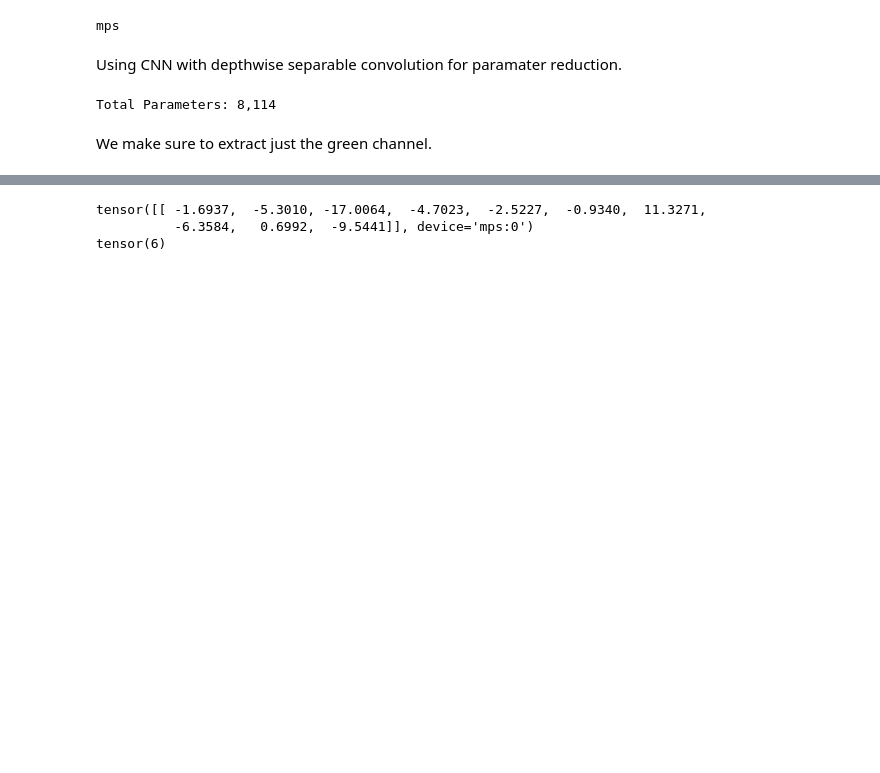
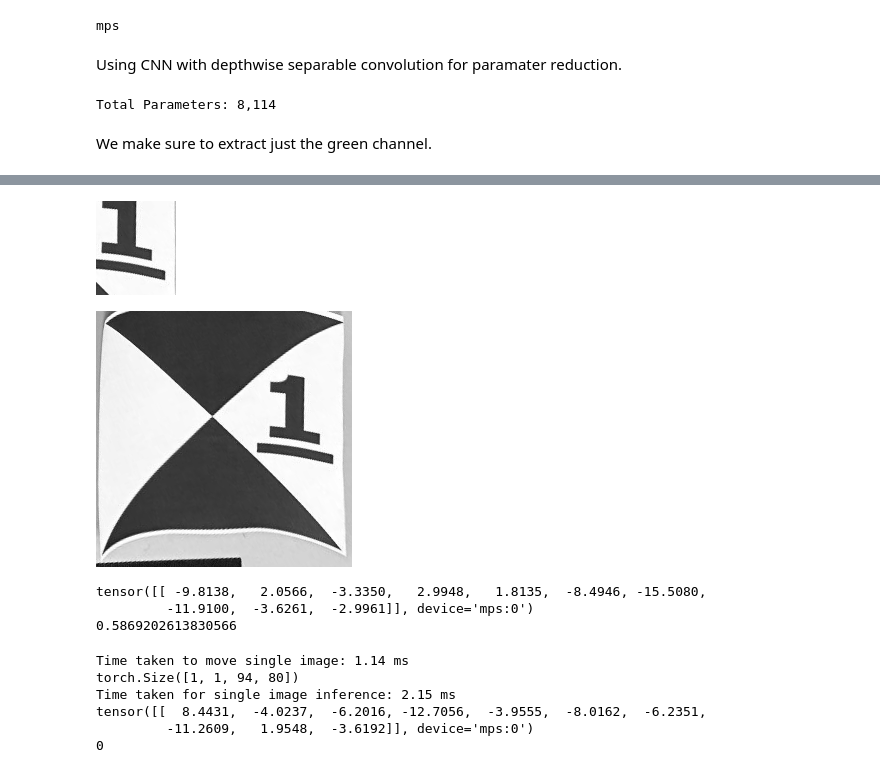
Before and after one commit to khikidman/CUASC2027, a Jupyter notebook: Vision/CNN_Generation/backup_cnn.ipynb, the cells around one changed output, grey strips where cells are left out. Saved outputs shown, nothing was run; the diff lists cells and outputs as text; code cells hidden in the pictures; blank space fills up the shorter version.

```diff
--- a/Vision/CNN_Generation/backup_cnn.ipynb
+++ b/Vision/CNN_Generation/backup_cnn.ipynb
@@ -215,22 +269,59 @@ Accuracy: 99.4%, Loss: 0.0420
+# %%
+net.eval()
+total_loss = torch.zeros((), device=device)
+total_correct = torch.zeros((), device=device)
+total = 0
+
+
+with torch.inference_mode():
+    for BigX, Y in testloader:
+        for i, X in enumerate(BigX):
+            bigX = BigX[i]
+            X = bigX[:, 74:168, 168:248]
+            X = X.unsqueeze(0).to(device)
+            y = Y[i].unsqueeze(0).to(device)
+
+            logits = net(X)
+            total_loss += loss_fn(logits, y) * y.size(0)
+            if logits.argmax(dim=1) != y:
+                pil_img = to_pil_image(X.squeeze().cpu())
+                display(pil_img)
+                display(to_pil_image(bigX.squeeze()))
+                print(logits)
+                print(torch.max(torch.softmax(logits, dim=1)).item())
+# %% [output]
+[figure, added]
+[figure, added]
+tensor([[ -9.8138,   2.0566,  -3.3350,   2.9948,   1.8135,  -8.4946, -15.5080,
+         -11.9100,  -3.6261,  -2.9961]], device='mps:0')
+0.5869202613830566
 # %%
-images, labels = next(iter(trainloader))
+images, labels = next(iter(valloader))
 
-# 3. Extract just the first image from that batch
-# Shape transitions from [Batch, C, H, W] to [1, C, H, W]
 single_image = images[0].unsqueeze(0)
-single_label = labels[0]  # If you want to check the ground truth
+single_label = labels[0]
 
-# 4. Move to device and run inference
+single_image = single_image[:, :, 74:168, 168:248]
+start = time.perf_counter()
 single_image = single_image.to(device)
+print(f"Time taken to move single image: {1000 * (time.perf_counter() - start):.2f} ms")
 
-with torch.no_grad():  # Disables gradient calculation to save memory
+
+print(single_image.shape)
+
+with torch.no_grad():
+    start = time.perf_counter()
     output = net(single_image)
+    print(f"Time taken for single image inference: {1000 * (time.perf_counter() - start):.2f} ms")
     print(output)
-    print(single_label)  # Print the ground truth label for comparison
+    print(single_label.item())
 # %% [output]
-tensor([[ -1.6937,  -5.3010, -17.0064,  -4.7023,  -2.5227,  -0.9340,  11.3271,
-          -6.3584,   0.6992,  -9.5441]], device='mps:0')
-tensor(6)
+Time taken to move single image: 1.14 ms
+torch.Size([1, 1, 94, 80])
+Time taken for single image inference: 2.15 ms
+tensor([[  8.4431,  -4.0237,  -6.2016, -12.7056,  -3.9555,  -8.0162,  -6.2351,
+         -11.2609,   1.9548,  -3.6192]], device='mps:0')
+0
 # %%
 exported_program = torch.export.export(net, args=(torch.randn(1, 1, 94, 80).to(device),))
 torch.export.save(exported_program, "team_air_gcp_localization_protoype.pt2")
```
Also changed, not shown: parts of 13 cells of this notebook, 6 other files.
